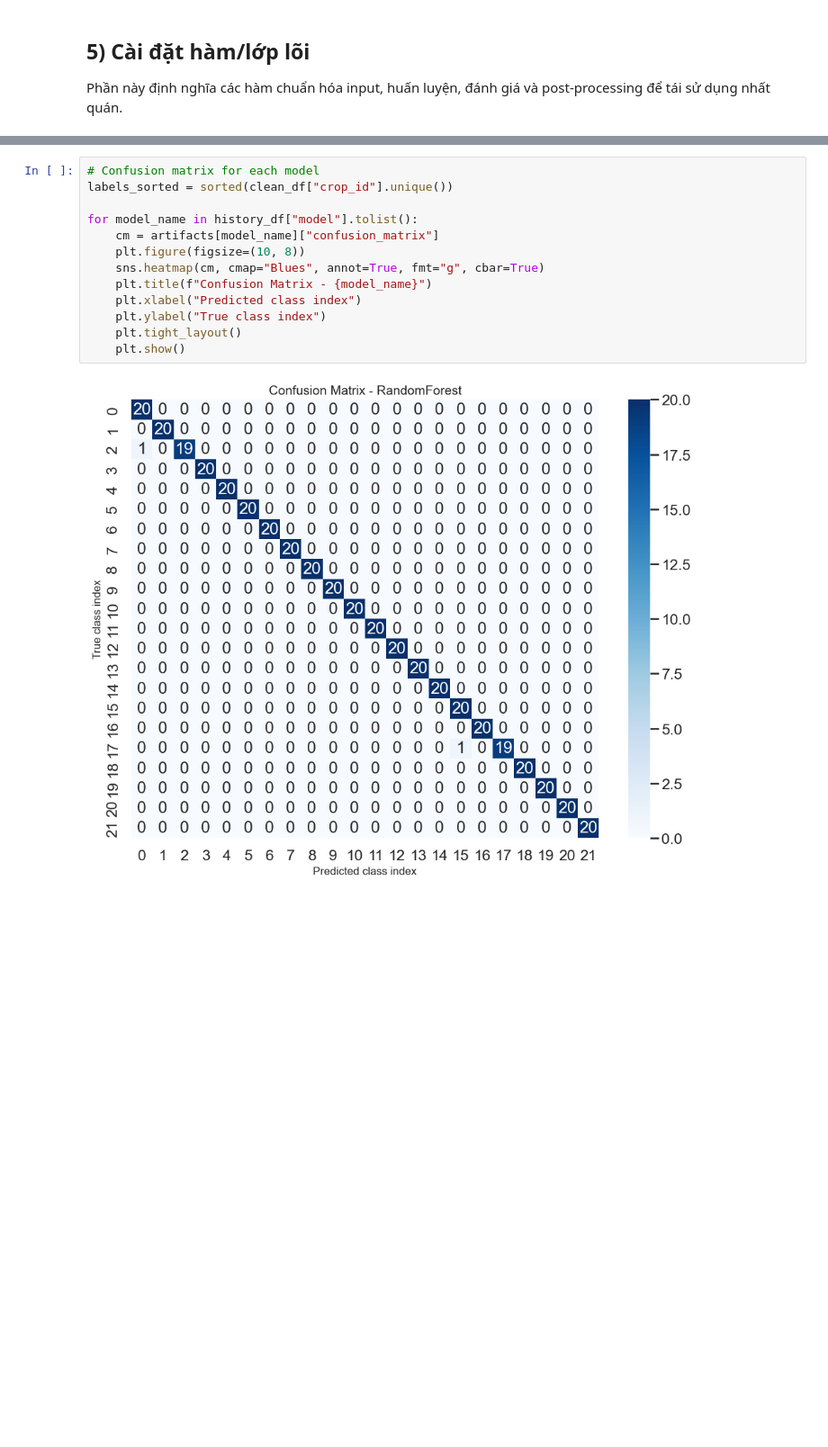
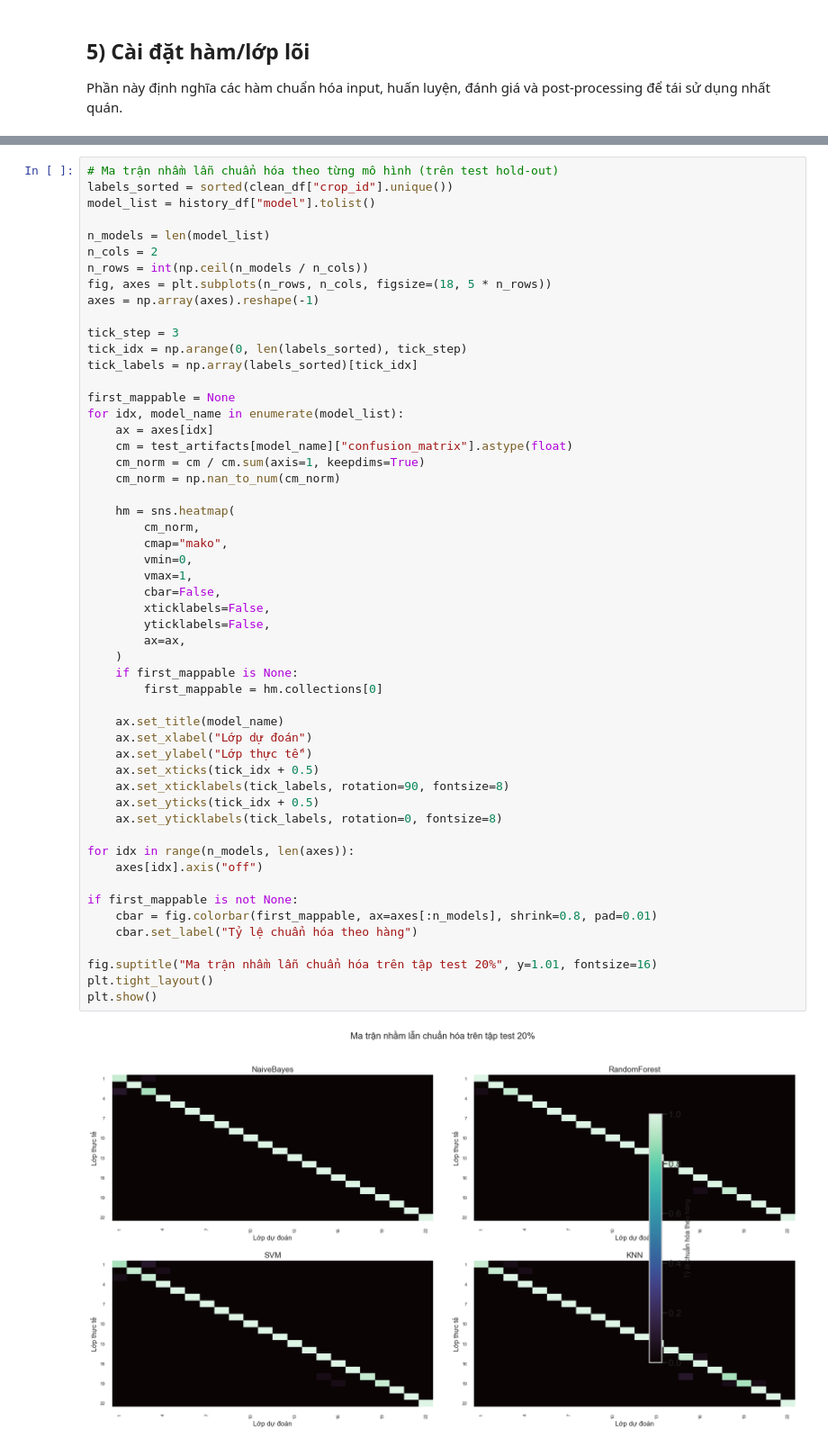
Before and after one commit to flyingdoggoo/Smart-Farming, a Jupyter notebook: ml/train_crop_recommendation_v2.ipynb, the cells around one changed output, grey strips where cells are left out. Shown at 90% size. Drawn from its saved outputs; the diff is of its cells as text; blank space fills up the shorter version.

```diff
--- a/ml/train_crop_recommendation_v2.ipynb
+++ b/ml/train_crop_recommendation_v2.ipynb
@@ -601,15 +945,55 @@ display(radar_df)
 # %%
-# Confusion matrix for each model
+# Ma trận nhầm lẫn chuẩn hóa theo từng mô hình (trên test hold-out)
 labels_sorted = sorted(clean_df["crop_id"].unique())
+model_list = history_df["model"].tolist()
 
-for model_name in history_df["model"].tolist():
-    cm = artifacts[model_name]["confusion_matrix"]
-    plt.figure(figsize=(10, 8))
-    sns.heatmap(cm, cmap="Blues", annot=True, fmt="g", cbar=True)
-    plt.title(f"Confusion Matrix - {model_name}")
-    plt.xlabel("Predicted class index")
-    plt.ylabel("True class index")
-    plt.tight_layout()
-    plt.show()
+n_models = len(model_list)
+n_cols = 2
+n_rows = int(np.ceil(n_models / n_cols))
+fig, axes = plt.subplots(n_rows, n_cols, figsize=(18, 5 * n_rows))
+axes = np.array(axes).reshape(-1)
+
+tick_step = 3
+tick_idx = np.arange(0, len(labels_sorted), tick_step)
+tick_labels = np.array(labels_sorted)[tick_idx]
+
+first_mappable = None
+for idx, model_name in enumerate(model_list):
+    ax = axes[idx]
+    cm = test_artifacts[model_name]["confusion_matrix"].astype(float)
+    cm_norm = cm / cm.sum(axis=1, keepdims=True)
+    cm_norm = np.nan_to_num(cm_norm)
+
+    hm = sns.heatmap(
+        cm_norm,
+        cmap="mako",
+        vmin=0,
+        vmax=1,
+        cbar=False,
+        xticklabels=False,
+        yticklabels=False,
+        ax=ax,
+    )
+    if first_mappable is None:
+        first_mappable = hm.collections[0]
+
+    ax.set_title(model_name)
+    ax.set_xlabel("Lớp dự đoán")
+    ax.set_ylabel("Lớp thực tế")
+    ax.set_xticks(tick_idx + 0.5)
+    ax.set_xticklabels(tick_labels, rotation=90, fontsize=8)
+    ax.set_yticks(tick_idx + 0.5)
+    ax.set_yticklabels(tick_labels, rotation=0, fontsize=8)
+
+for idx in range(n_models, len(axes)):
+    axes[idx].axis("off")
+
+if first_mappable is not None:
+    cbar = fig.colorbar(first_mappable, ax=axes[:n_models], shrink=0.8, pad=0.01)
+    cbar.set_label("Tỷ lệ chuẩn hóa theo hàng")
+
+fig.suptitle("Ma trận nhầm lẫn chuẩn hóa trên tập test 20%", y=1.01, fontsize=16)
+plt.tight_layout()
+plt.show()
 # %% [output]
-[figure, old version]
+[figure, new version]
```
Also changed, not shown: parts of 25 cells of this notebook, 13 other files.
